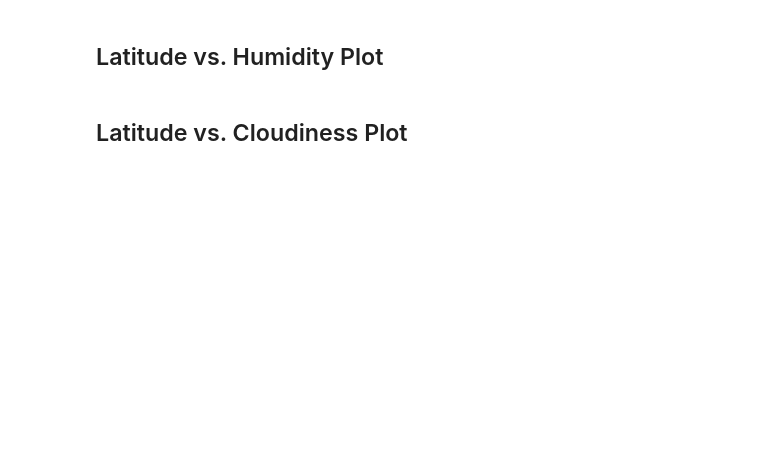
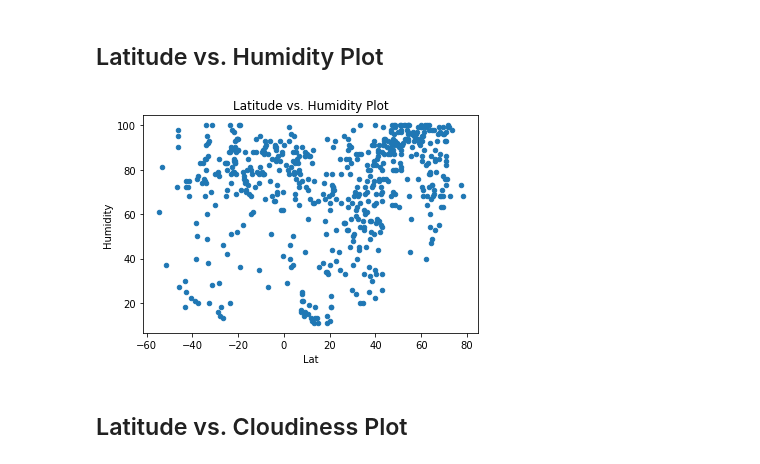
Before and after one commit to Stencoss/python-api-challenge, a Jupyter notebook: WeatherPy.ipynb, the cells around one changed output. Saved outputs shown, nothing was run; the diff lists cells and outputs as text; code cells hidden in the pictures; blank space fills up the shorter version.

```diff
--- a/WeatherPy.ipynb
+++ b/WeatherPy.ipynb
@@ -160,4 +166,9 @@ Skip this step if there are no cities that have humidity > 100%.
 # %% [markdown]
 ## Latitude vs. Humidity Plot
+# %%
+ax1 = city_df.plot.scatter(x='Lat', y='Humidity')
+ax1.title.set_text('Latitude vs. Humidity Plot')
+# %% [output]
+[figure, added]
 # %% [markdown]
 ## Latitude vs. Cloudiness Plot
```
Also changed, not shown: parts of 17 cells of this notebook, 1 other file.
